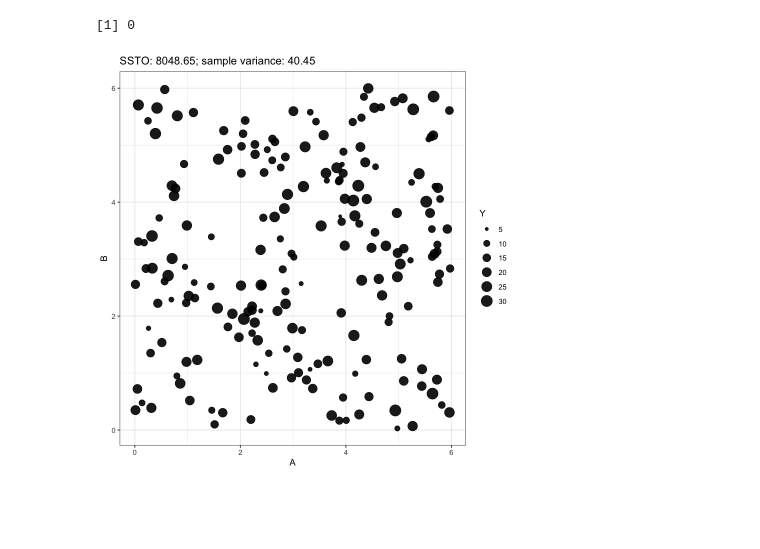
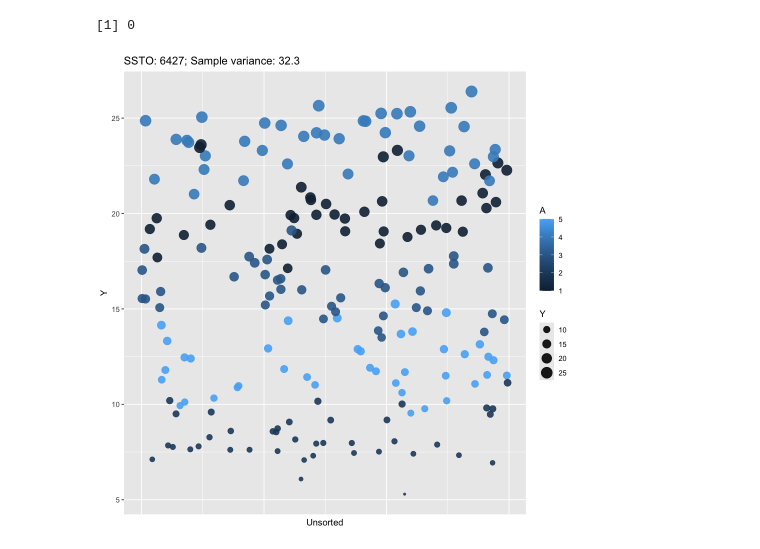
Before and after one commit to ChenShizhe/StatDataScience, a Jupyter notebook: Temp/ANOVA_intuition.ipynb, the cells around one changed output. Cells and saved outputs as stored; diff of their text form; code cells hidden in the pictures; blank space fills up the shorter version.

Commit message:
Included a visualization of ANOVA

```diff
--- a/Temp/ANOVA_intuition.ipynb
+++ b/Temp/ANOVA_intuition.ipynb
@@ -23,15 +16,19 @@ and restarting the R session
 set.seed(1)
 n=200; # 200 balls
 a=5; # 5 factor levels (colors)
-b=5;
+#b=5;
 
-radius.mean=2*(2:(a+1)+ (6-b):5);
+#radius.mean=2*(2:(a+1)+ (6-b):5);
+
+
+mus=2*((c(4,1,3,5,2)+1));
 
 #radius.mean=rep(3,r);  # What if we set the mean to be the same?
 A<-rep(1:a,times=40)
-B<-rep(1:b,each=40)
+#B<-rep(1:b,each=40)
 
-Y=2*(2*A+ 6-B)+rnorm(n,sd=1); # response Y
+#Y=2*(2*A+ 6-B)+rnorm(n,sd=1); # response Y
+Y=(2*mus[A])+rnorm(n,sd=1.5); # response Y
 # %%
 # Parameters for visualizations
 T = 10; # frame number for animation
@@ -39,26 +36,26 @@ xyrange=6;
 # x and y coordinates
 
 coords.A=matrix(0,nrow=n,ncol=T);
-coords.B=matrix(0,nrow=n,ncol=T)
+#coords.B=matrix(0,nrow=n,ncol=T)
 coords.A[,1]= xyrange*runif(n);
-coords.B[,1]= xyrange*runif(n);
+#coords.B[,1]= xyrange*runif(n);
 
 coords.A[,T]= A + 0.8*(runif(n)-0.5);
-coords.B[,T]= B + 0.8*(runif(n)-0.5);
+#coords.B[,T]= B + 0.8*(runif(n)-0.5);
 
 for(i in 1:n){
     coords.A[i,]=seq(from=coords.A[i,1],to=coords.A[i,T],length.out=T)
-    coords.B[i,]=seq(from=coords.B[i,1],to=coords.B[i,T],length.out=T)
+#    coords.B[i,]=seq(from=coords.B[i,1],to=coords.B[i,T],length.out=T)
     }
 # %%
 # Wrap these into a data.frame (in order to use ggplot2)
 # Add a few plots at the end
 example.ANOVA<-data.frame(
     A=A,
-    B=B,
+  #  B=B,
     Y=Y,
     coords.A=coords.A[,1],
-    coords.B=coords.B[,1],
+   # coords.B=coords.B[,1],
     ID= 1:n,
     t= rep(1,n)
     )
@@ -66,10 +63,10 @@ example.ANOVA<-data.frame(
 for(l in 2:(T+6) ){
     tmp.ANOVA<-data.frame(
     A=A,
-    B=B,
+   # B=B,
     Y=Y,
     coords.A=coords.A[,1],
-    coords.B=coords.B[,1],
+    #coords.B=coords.B[,1],
     ID= 1:n,
     t= rep(l,n)
     )
@@ -78,7 +75,7 @@ for(l in 2:(T+6) ){
         k=T
         }
     tmp.ANOVA$coords.A<-coords.A[,k]
-    tmp.ANOVA$coords.B<-coords.B[,k]
+  #  tmp.ANOVA$coords.B<-coords.B[,k]
     example.ANOVA<-rbind(example.ANOVA,tmp.ANOVA)
     }
 # %%
@@ -92,13 +89,15 @@ var.all - ssto/(n-1)
 # %% [output]
 [1] 0
 # %%
-# Visualize the data with variance estimate:
+# Visualize the data with colors by X
 
+options(repr.plot.width=8, repr.plot.height=8)
 tmp.data<-example.ANOVA[example.ANOVA$t==1,]
-ggplot(tmp.data, aes(coords.A, coords.B, size = Y)) +
+ggplot(tmp.data, aes(coords.A, Y, size = Y,color=A)) +
   geom_point(alpha = 0.9) +
   labs(title = paste('SSTO: ', round(ssto,2), '; Sample variance: ', round(var.all,2),sep='') ,
-       x = 'A', y = 'B') +
-  theme_bw()
+       x = 'Unsorted', y = 'Y') +
+  theme(axis.text.x=element_blank(),
+        axis.ticks.x=element_blank())
 # %% [output]
-[figure, old version]
+[figure, new version]
```
Also changed, not shown: parts of 11 cells of this notebook, 7 other files.
